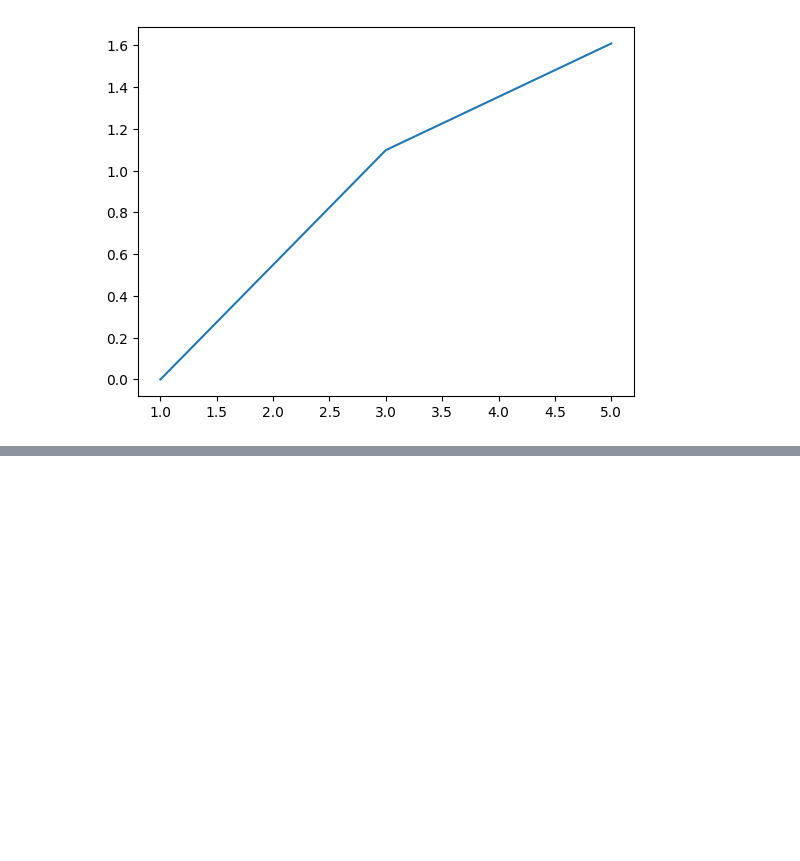
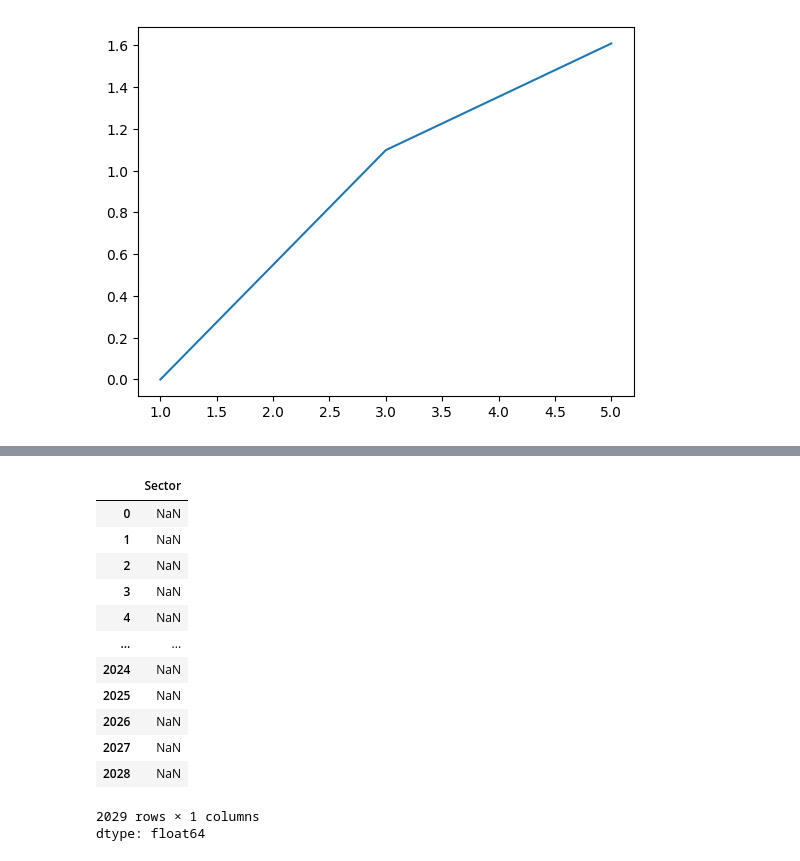
Before and after one commit to zayliet/scratchpad, a Jupyter notebook: nb_2026_01_05.ipynb, the cells around one changed output, grey strips where cells are left out. Drawn from its saved outputs; the diff is of its cells as text; code cells hidden in the pictures; blank space fills up the shorter version.

```diff
--- a/nb_2026_01_05.ipynb
+++ b/nb_2026_01_05.ipynb
@@ -42,0 +61,17 @@ df.head()
+# %%
+pd.to_numeric(df['Sector'], errors='coerce')
+# %% [output]
+|  | Sector |
+| 0 | NaN |
+| 1 | NaN |
+| 2 | NaN |
+| 3 | NaN |
+| 4 | NaN |
+| ... | ... |
+| 2024 | NaN |
+| 2025 | NaN |
+| 2026 | NaN |
+| 2027 | NaN |
+| 2028 | NaN |
+2029 rows × 1 columns
+dtype: float64
```
Also changed, not shown: parts of 5 cells of this notebook.
